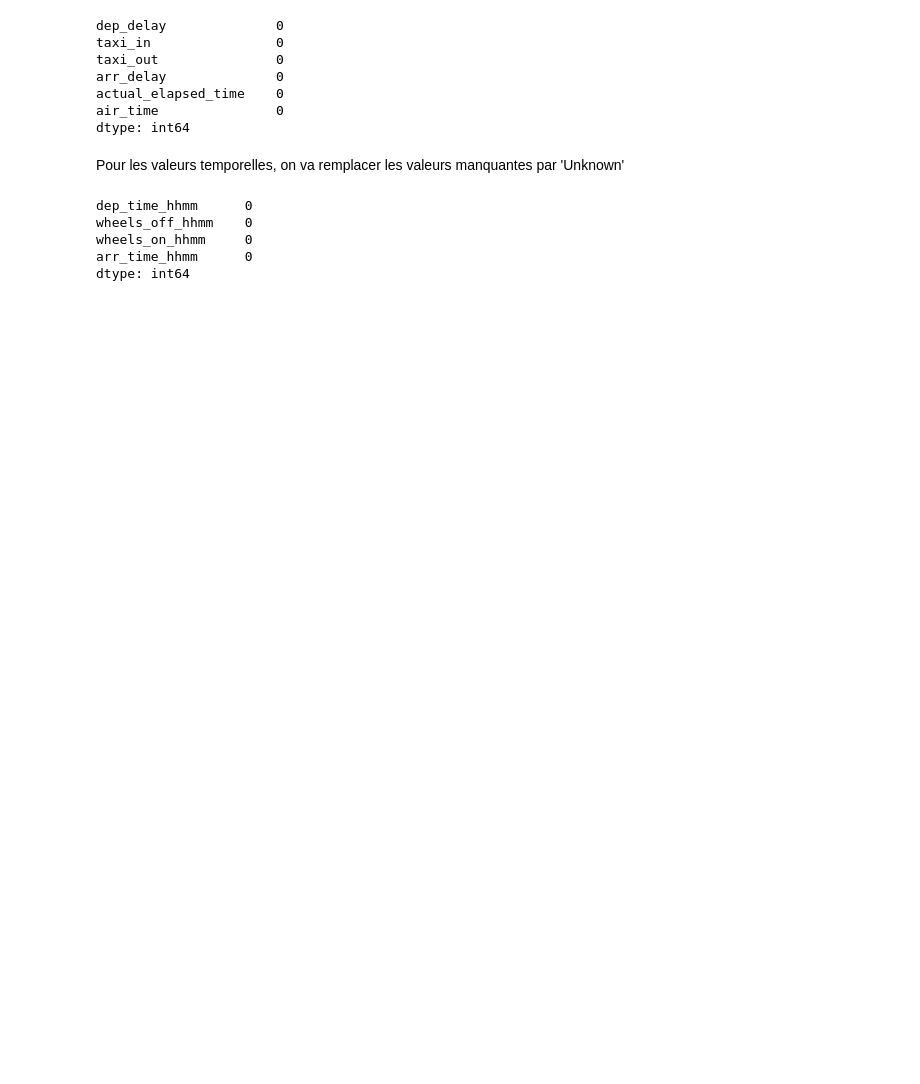
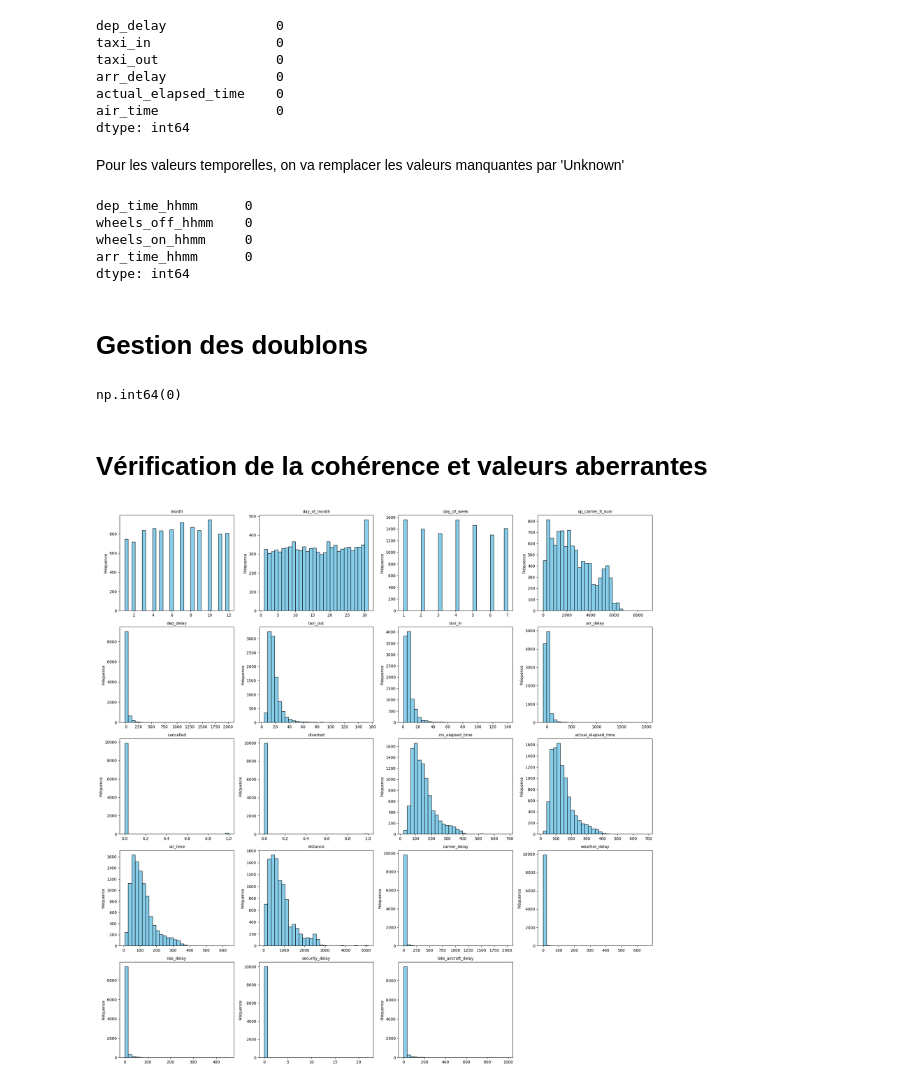
Before and after one commit to ManalRabehi/Flights-Delay-MLOps-Pipeline, a Jupyter notebook: notebooks/01_data_cleaning.ipynb, the cells around one changed output. Drawn from its saved outputs; the diff is of its cells as text; code cells hidden in the pictures; blank space fills up the shorter version.

```diff
--- a/notebooks/01_data_cleaning.ipynb
+++ b/notebooks/01_data_cleaning.ipynb
@@ -268,3 +269,14 @@ wheels_off_hhmm    0
 wheels_on_hhmm     0
 arr_time_hhmm      0
 dtype: int64
+# %% [markdown]
+# Gestion des doublons
+# %%
+# Gérer les doublons
+# On vérifie le nombre de doublons qu'il y a
+raw_data.duplicated().sum()
+# Aucun doublon n'a été trouvé
+# %% [output]
+np.int64(0)
+# %% [markdown]
+# Vérification de la cohérence et valeurs aberrantes
@@ -270,0 +287,22 @@ dtype: int64
+# %%
+# Visualisation des variables numériques en utilisant des histogrammes
+
+# Liste des colonnes numériques
+numeric_columns = ['month', 'day_of_month', 'day_of_week', 'op_carrier_fl_num', 'dep_delay', 'taxi_out',
+            'taxi_in', 'arr_delay', 'cancelled', 'diverted', 'crs_elapsed_time', 'actual_elapsed_time', 'air_time',
+            'distance', 'carrier_delay', 'weather_delay', 'nas_delay', 'security_delay', 'late_aircraft_delay']
+
+plt.figure(figsize=(20, 20))
+
+
+for i, col in enumerate(numeric_columns, 1):
+    plt.subplot(5, 4, i)
+    plt.hist(raw_data[col].dropna(), bins=30, color='skyblue', edgecolor='black')
+    plt.title(col, fontsize=10)
+    plt.xlabel('')
+    plt.ylabel('Fréquence')
+
+plt.tight_layout()
+plt.show()
+# %% [output]
+[figure, added]
```
Also changed, not shown: parts of 8 cells of this notebook.
